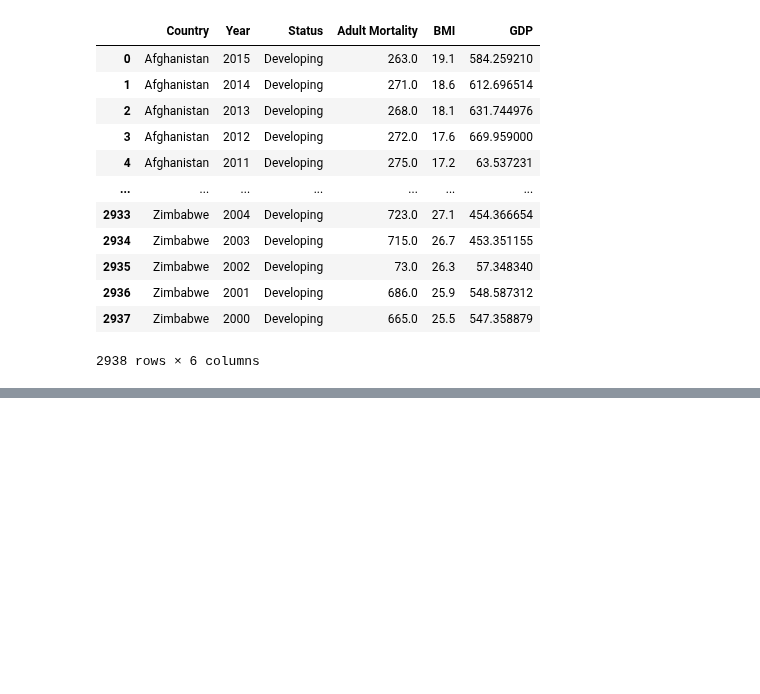
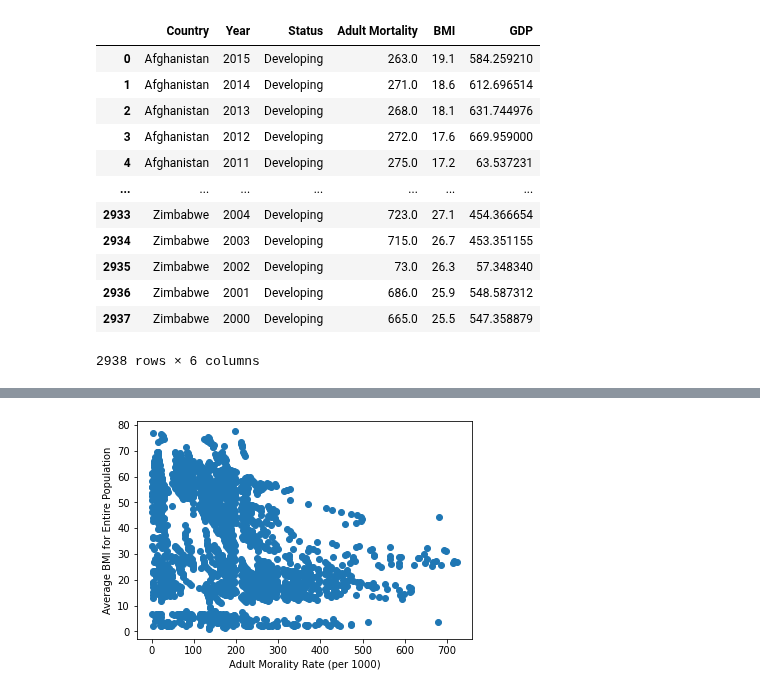
Before and after one commit to jaryan77/TeamTitans_Project_1, a Jupyter notebook: summer_life.ipynb, the cells around one changed output, grey strips where cells are left out. Saved outputs shown, nothing was run; the diff lists cells and outputs as text; code cells hidden in the pictures; blank space fills up the shorter version.

```diff
--- a/summer_life.ipynb
+++ b/summer_life.ipynb
@@ -53,0 +48,4 @@ AttributeError: 'Int64Index' object has no attribute 'ix'
+# %%
+# Clean df for BMI vs Adult Mortality (may include 3rd dimension later on in this section)
+df = life_df.dropna(axis=0, subset=['BMI', 'Adult Mortality'])
+df
@@ -53,0 +66,9 @@ AttributeError: 'Int64Index' object has no attribute 'ix'
+# %%
+adult_mortality = df['Adult Mortality']
+bmi = df.BMI
+plt.scatter(adult_mortality,bmi)
+plt.xlabel("Adult Morality Rate (per 1000)")
+plt.ylabel("Average BMI for Entire Population")
+plt.show()
+# %% [output]
+[figure, added]
```
Also changed, not shown: parts of 2 cells of this notebook.
